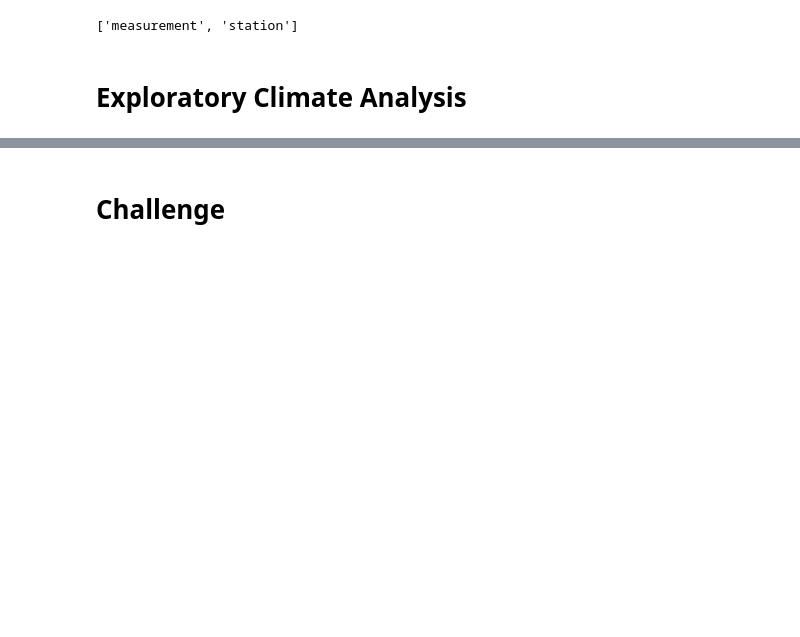
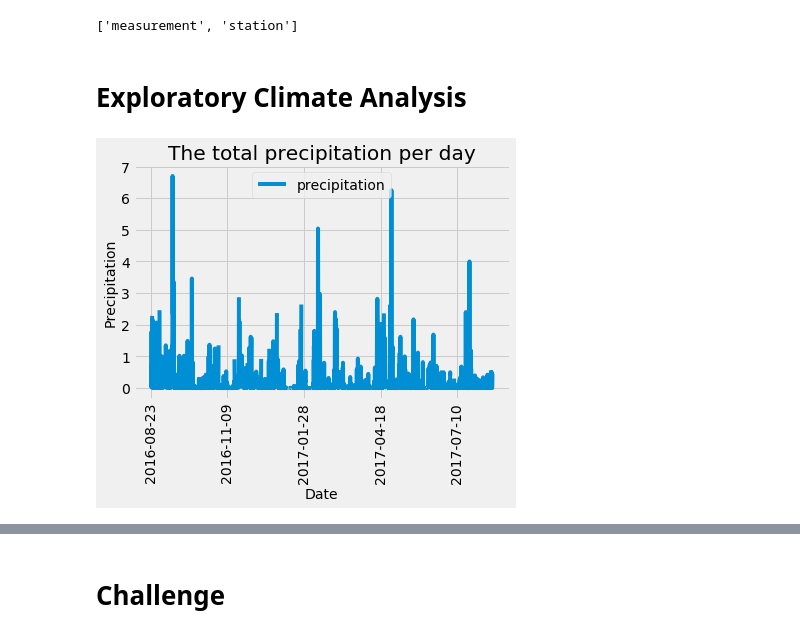
Before and after one commit to Azaima-Asghar/surfs_up, a Jupyter notebook: climate_analysis.ipynb, the cells around one changed output, grey strips where cells are left out. Saved outputs shown, nothing was run; the diff lists cells and outputs as text; code cells hidden in the pictures; blank space fills up the shorter version.

Commit message:
Adding code for precipitation analysis.

```diff
--- a/climate_analysis.ipynb
+++ b/climate_analysis.ipynb
@@ -42,15 +42,55 @@ session = Session(engine)
 # %%
 # Design a query to retrieve the last 12 months of precipitation data and plot the results.
 #Starting from the last data point in the database.
 
 # Calculate the date one year from the last date in data set.
 
-# Perform a query to retrieve the data and precipitation scores
+## Add the most recent date, August 23, 2017 and calculate the date one year back.
+prev_year = dt.date(2017, 8, 23) - dt.timedelta(days = 365)
 
-# Save the query results as a Pandas DataFrame and set the index to the date column
+# Perform a query to retrieve the data and precipitation scores.
 
-# Sort the dataframe by date
+## create a variable to store the results of the query.
+results = []
 
-# Use Pandas Plotting with Matplotlib to plot the data
+## Query the database.
+results = session.query(Measurement.date, Measurement.prcp).all()
+
+
+## We want to see the most recent data, we need to filter out all of the data that is
+## older than a year from the last record date.
+results = session.query(Measurement.date, Measurement.prcp).filter(Measurement.date >= prev_year).all()
+#print(results)
+
+# Save the query results as a Pandas DataFrame and set the index to the date column.
+
+df = pd.DataFrame(results, columns = ['date', 'precipitation'])
+
+## By setting inplace=True, we’re saying that we do not want to create a new DataFrame.
+df.set_index(df['date'], inplace = True)
+
+## Print the dataframe with the index.
+# print(df)
+
+## Print the dataframe without the index.
+#print(df.to_string(index = False))
+
+# Sort the dataframe by date.
+
+df = df.sort_index()
+#print(df.to_string(index = False))
+
+# Use Pandas Plotting with Matplotlib to plot the data.
+
+
+df.plot()
+plt.title('The total precipitation per day')
+plt.ylabel('Precipitation', fontsize = 14)
+plt.xlabel('Date', fontsize = 14)
+plt.xticks(rotation = 90)
+plt.legend()
+plt.show()
+# %% [output]
+[figure, added]
 # %%
 # Use Pandas to calcualte the summary statistics for the precipitation data
```
Also changed, not shown: parts of 1 cell of this notebook.
